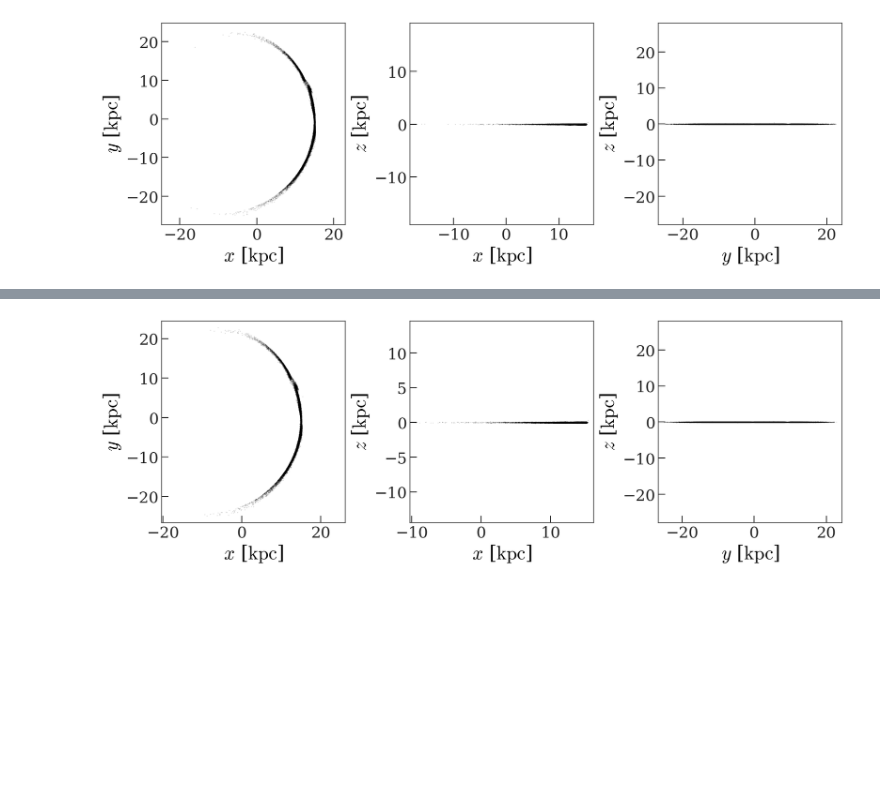
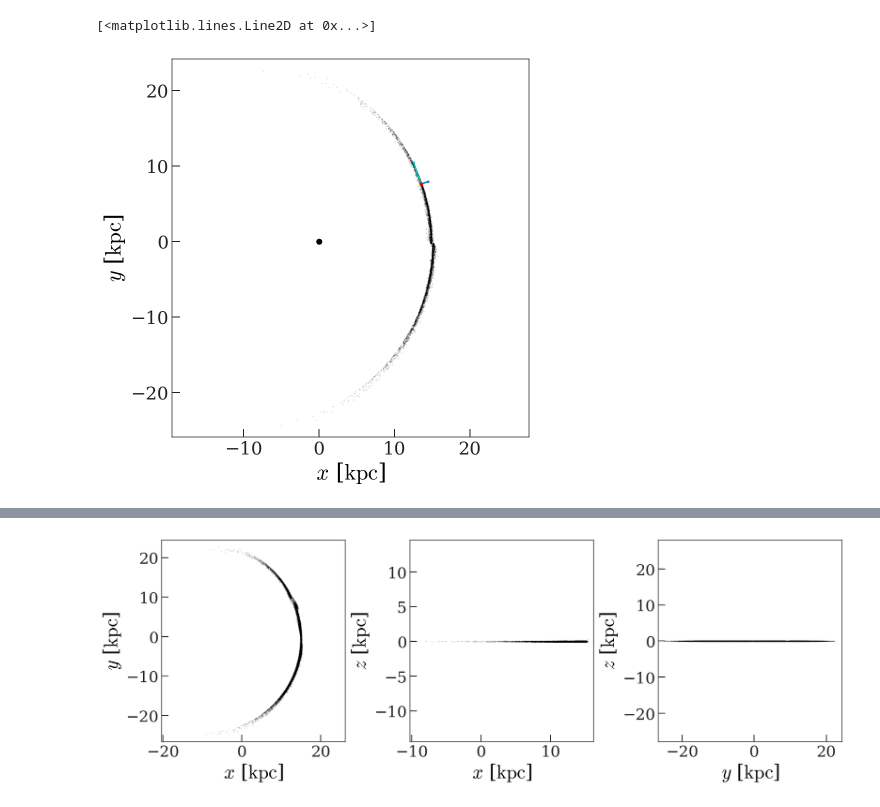
Before and after one commit to adrn/dark-sectors-mw, a Jupyter notebook: notebooks/Stream-gap-sim.ipynb, the cells around one changed output, grey strips where cells are left out. Cells and saved outputs as stored; diff of their text form; code cells hidden in the pictures; blank space fills up the shorter version.

```diff
--- a/notebooks/Stream-gap-sim.ipynb
+++ b/notebooks/Stream-gap-sim.ipynb
@@ -57 +85,29 @@ impact_site.plot(color="r", axes=fig.axes, autolim=False, zorder=100);
+# %%
+xhat = impact_site.xyz / np.linalg.norm(impact_site.xyz)
+yhat = impact_site.v_xyz / np.linalg.norm(impact_site.v_xyz)
+xhat = xhat - xhat.dot(yhat) * yhat
+zhat = np.cross(xhat, yhat)
+R = np.stack((xhat, yhat, zhat)).T
+# %%
+fig, ax = plt.subplots(1, 1, figsize=(6, 6), constrained_layout=True)
+fig = init_stream.plot(['x', 'y'], axes=[ax], **stream_style)
+impact_site.plot(['x', 'y'], axes=[ax], color="r", autolim=False, zorder=100);
+
+for tmp in [xhat, yhat]:
+    ax.plot(
+        [impact_site.x.value, impact_site.x.value + tmp[0]],
+        [impact_site.y.value, impact_site.y.value + tmp[1]]
+    )
+ax.scatter([0], [0])
+
+xx = np.array([0., 1, 0])
+tmp = 3 * (R @ xx)
+ax.plot(
+    [impact_site.x.value, impact_site.x.value + tmp[0]],
+    [impact_site.y.value, impact_site.y.value + tmp[1]],
+    color='c'
+)
+# %% [output]
+[<matplotlib.lines.Line2D at 0x...>]
+[figure, added]
 # %%
@@ -72,5 +133 @@ stream_after_impact, unpert_stream_post, w_impact_end = sim.run_perturbed_stream
 )
-# %%
-stream_after_impact.plot(**stream_style);
-# %% [output]
-[figure, removed]
```
Also changed, not shown: parts of 13 cells of this notebook, 2 other files.
